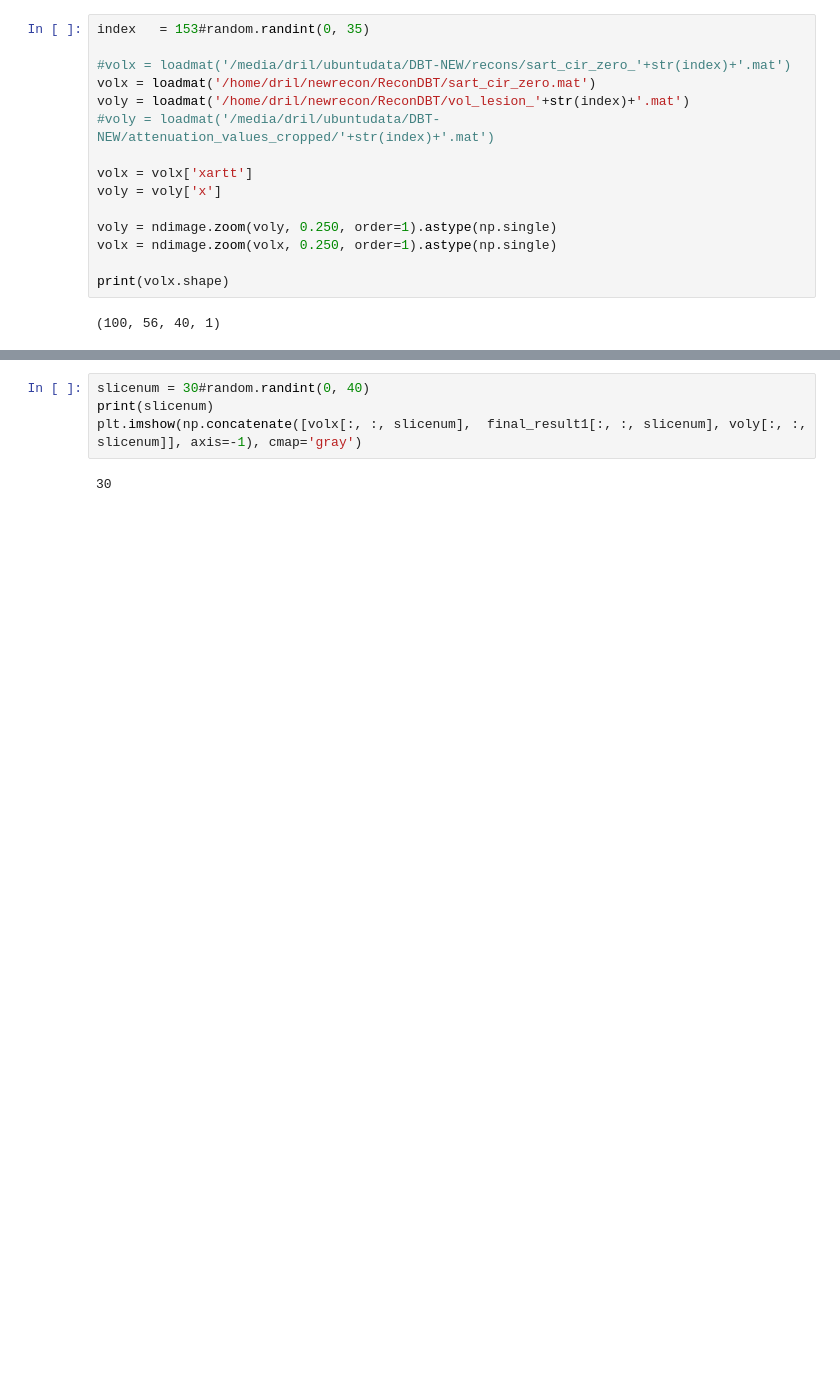
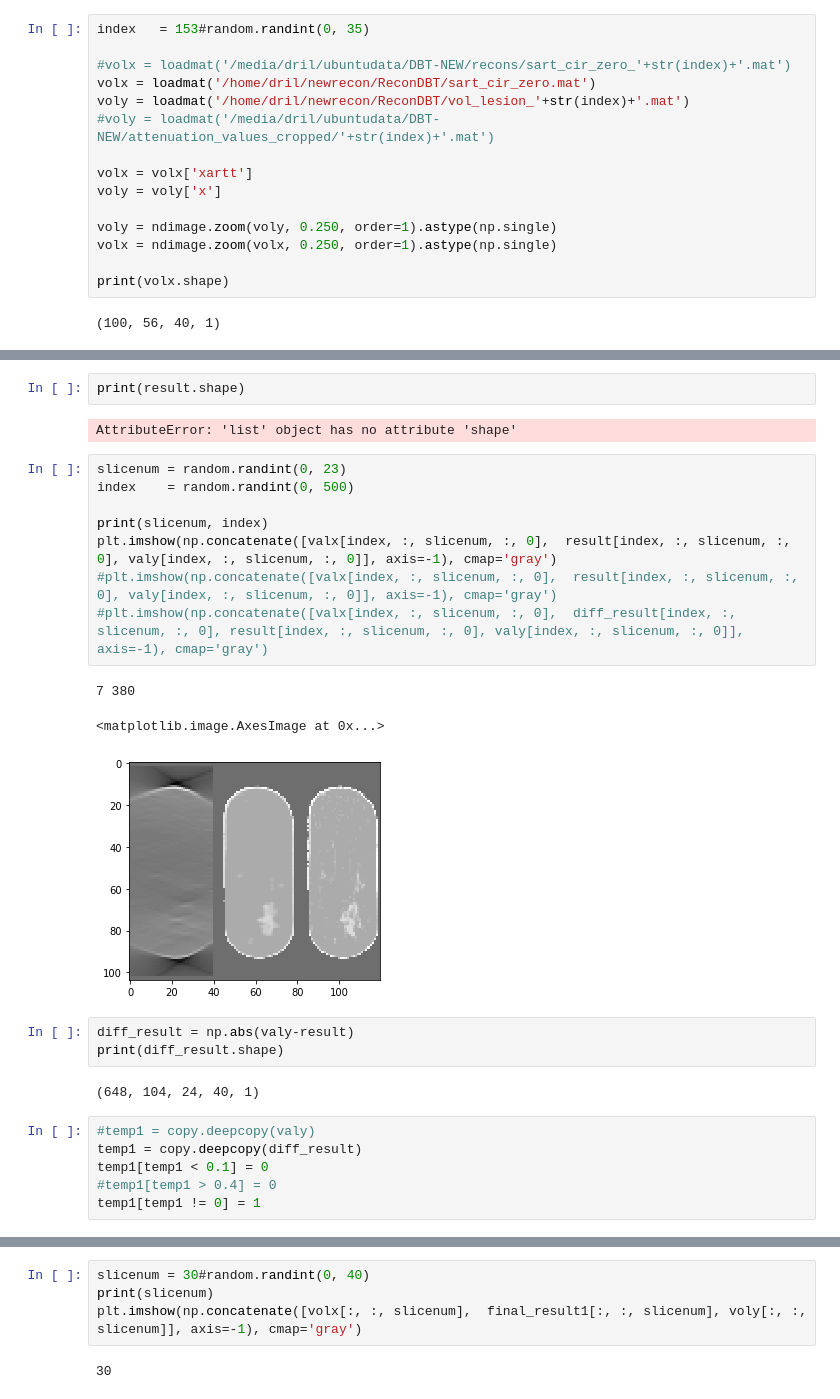
Before and after one commit to PranjalSahu/newrecon, a Jupyter notebook: recon1.ipynb, the cells around one changed output, grey strips where cells are left out. Drawn from its saved outputs; the diff is of its cells as text; blank space fills up the shorter version.

```diff
--- a/recon1.ipynb
+++ b/recon1.ipynb
@@ -596,0 +561,27 @@ print(result.shape, final_result.shape)
+# %%
+print(result.shape)
+# %% [output]
+AttributeError: 'list' object has no attribute 'shape'
+# %%
+slicenum = random.randint(0, 23)
+index    = random.randint(0, 500)
+
+print(slicenum, index)
+plt.imshow(np.concatenate([valx[index, :, slicenum, :, 0],  result[index, :, slicenum, :, 0], valy[index, :, slicenum, :, 0]], axis=-1), cmap='gray')
+#plt.imshow(np.concatenate([valx[index, :, slicenum, :, 0],  result[index, :, slicenum, :, 0], valy[index, :, slicenum, :, 0]], axis=-1), cmap='gray')
+#plt.imshow(np.concatenate([valx[index, :, slicenum, :, 0],  diff_result[index, :, slicenum, :, 0], result[index, :, slicenum, :, 0], valy[index, :, slicenum, :, 0]], axis=-1), cmap='gray')
+# %% [output]
+7 380
+<matplotlib.image.AxesImage at 0x...>
+[figure, added]
+# %%
+diff_result = np.abs(valy-result)
+print(diff_result.shape)
+# %% [output]
+(648, 104, 24, 40, 1)
+# %%
+#temp1 = copy.deepcopy(valy)
+temp1 = copy.deepcopy(diff_result)
+temp1[temp1 < 0.1] = 0
+#temp1[temp1 > 0.4] = 0
+temp1[temp1 != 0] = 1
```
Also changed, not shown: parts of 15 cells of this notebook.
